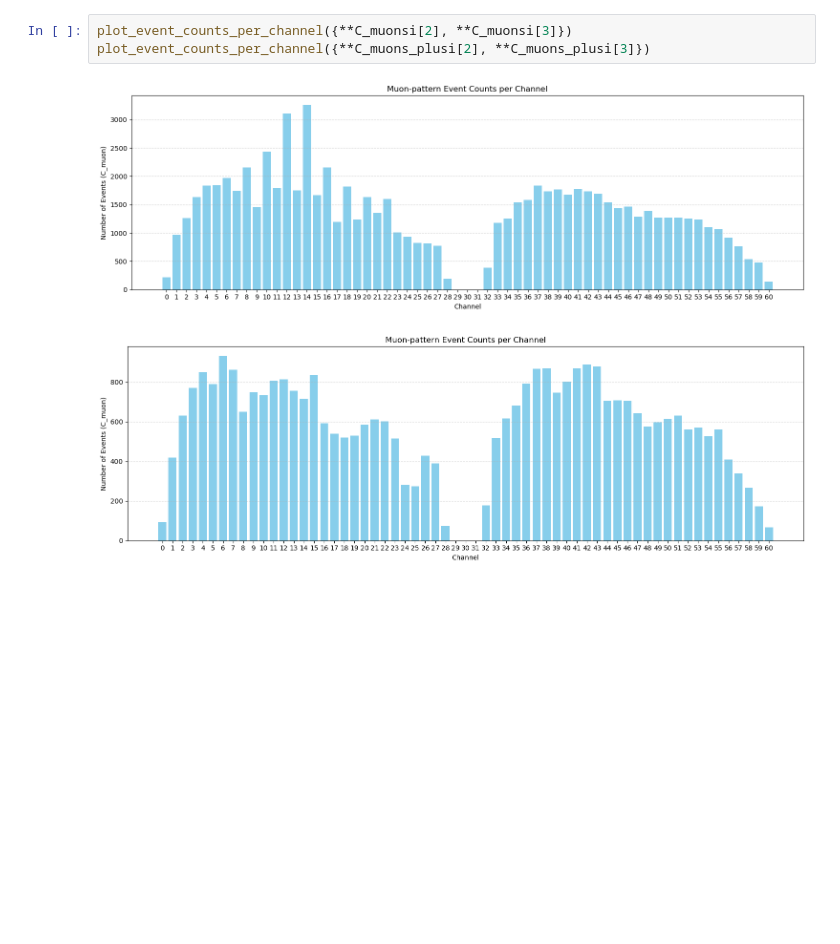
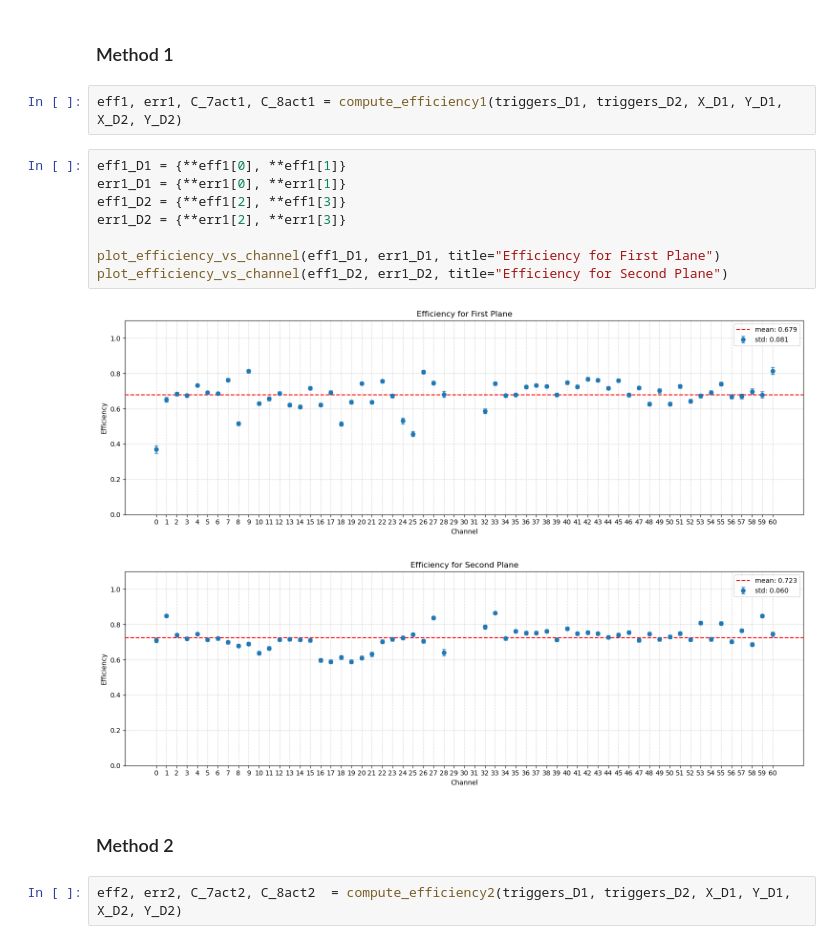
Before and after one commit to QuantumCode4/Thesis, a Jupyter notebook: Code_Efficiency/Efficiency_Code.ipynb, the cells around one changed output. Drawn from its saved outputs; the diff is of its cells as text; blank space fills up the shorter version.

```diff
--- a/Code_Efficiency/Efficiency_Code.ipynb
+++ b/Code_Efficiency/Efficiency_Code.ipynb
@@ -201,6 +494,19 @@ plot_efficiency_vs_channel(eff, title="Efficiency for Second Plane")
-# %%
-plot_event_counts_per_channel({**C_muonsi[2], **C_muonsi[3]})
-plot_event_counts_per_channel({**C_muons_plusi[2], **C_muons_plusi[3]})
-# %% [output]
-[figure, removed]
-[figure, removed]
+# %% [markdown]
+### Method 1
+# %%
+eff1, err1, C_7act1, C_8act1 = compute_efficiency1(triggers_D1, triggers_D2, X_D1, Y_D1, X_D2, Y_D2)
+# %%
+eff1_D1 = {**eff1[0], **eff1[1]}
+err1_D1 = {**err1[0], **err1[1]}
+eff1_D2 = {**eff1[2], **eff1[3]}
+err1_D2 = {**err1[2], **err1[3]}
+
+plot_efficiency_vs_channel(eff1_D1, err1_D1, title="Efficiency for First Plane")
+plot_efficiency_vs_channel(eff1_D2, err1_D2, title="Efficiency for Second Plane")
+# %% [output]
+[figure, added]
+[figure, added]
+# %% [markdown]
+### Method 2
+# %%
+eff2, err2, C_7act2, C_8act2  = compute_efficiency2(triggers_D1, triggers_D2, X_D1, Y_D1, X_D2, Y_D2)
```
Also changed, not shown: parts of 31 cells of this notebook, 1 other file.
